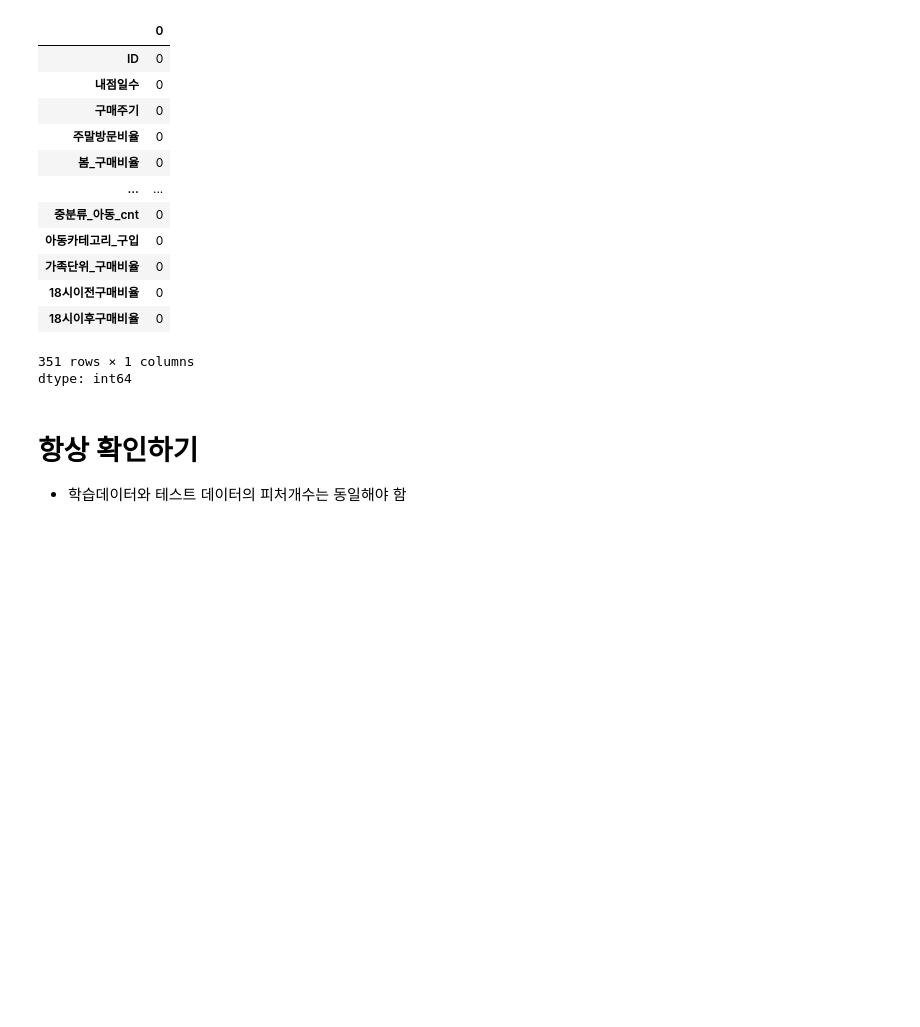
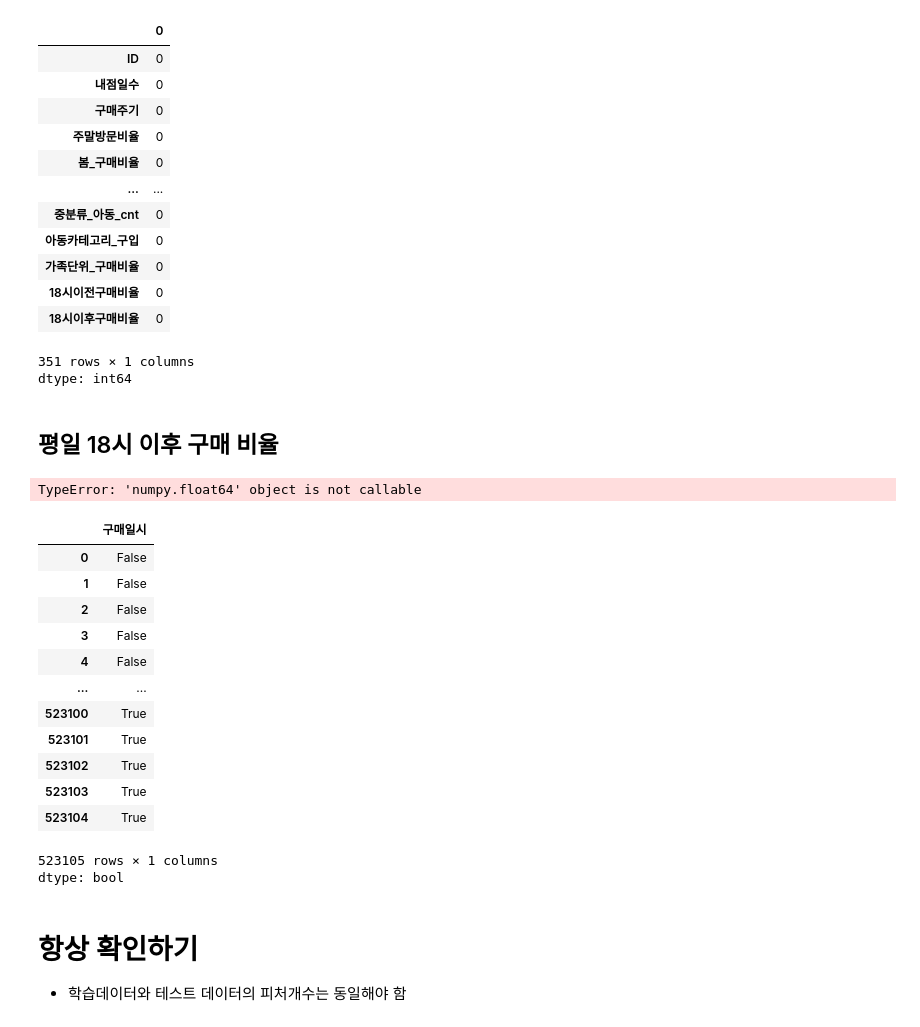
Before and after one commit to Kim-Yiji/FINAL-project, a Jupyter notebook: 특성추출_베이스라인코드_이희원.ipynb, the cells around one changed output. Saved outputs shown, nothing was run; the diff lists cells and outputs as text; code cells hidden in the pictures; blank space fills up the shorter version.

```diff
--- a/특성추출_베이스라인코드_이희원.ipynb
+++ b/특성추출_베이스라인코드_이희원.ipynb
@@ -686,0 +696,3 @@ test_tr.head()
+# %%
+train_ft['많은_구매액'] = (train_ft['최소구매액'] >= 12000) & (train_ft['최대구매액'] > train_ft['최대구매액'].median())
+train_ft.head()
@@ -735,6 +763,39 @@ test_ft.isnull().sum()
 | 18시이후구매비율 | 0 |
 351 rows × 1 columns
 dtype: int64
+# %% [markdown]
+## 평일 18시 이후 구매 비율
+# %%
+weekday = train_tr['구매일시'].dt.weekday < 5
+hour = train_tr['구매일시'].dt.hour >= 18
+
+agg_list = [
+        # 컬럼명, 집계 방식
+        ('평일_18시_구매비율', np.mean([weekday & hour])),
+
+    ]
+
+train_tr.groupby('ID')["구매일시"].agg(agg_list).reset_index()
+# %% [output]
+TypeError: 'numpy.float64' object is not callable
+# %%
+train_ft = train_ft.merge(tmp, how='left',on="ID")
+train_ft.head()
+# %% [output]
+|  | 구매일시 |
+| 0 | False |
+| 1 | False |
+| 2 | False |
+| 3 | False |
+| 4 | False |
+| ... | ... |
+| 523100 | True |
+| 523101 | True |
+| 523102 | True |
+| 523103 | True |
+| 523104 | True |
+523105 rows × 1 columns
+dtype: bool
 # %% [markdown]
 # 항상 확인하기
 - 학습데이터와 테스트 데이터의 피처개수는 동일해야 함
```
Also changed, not shown: parts of 9 cells of this notebook.
